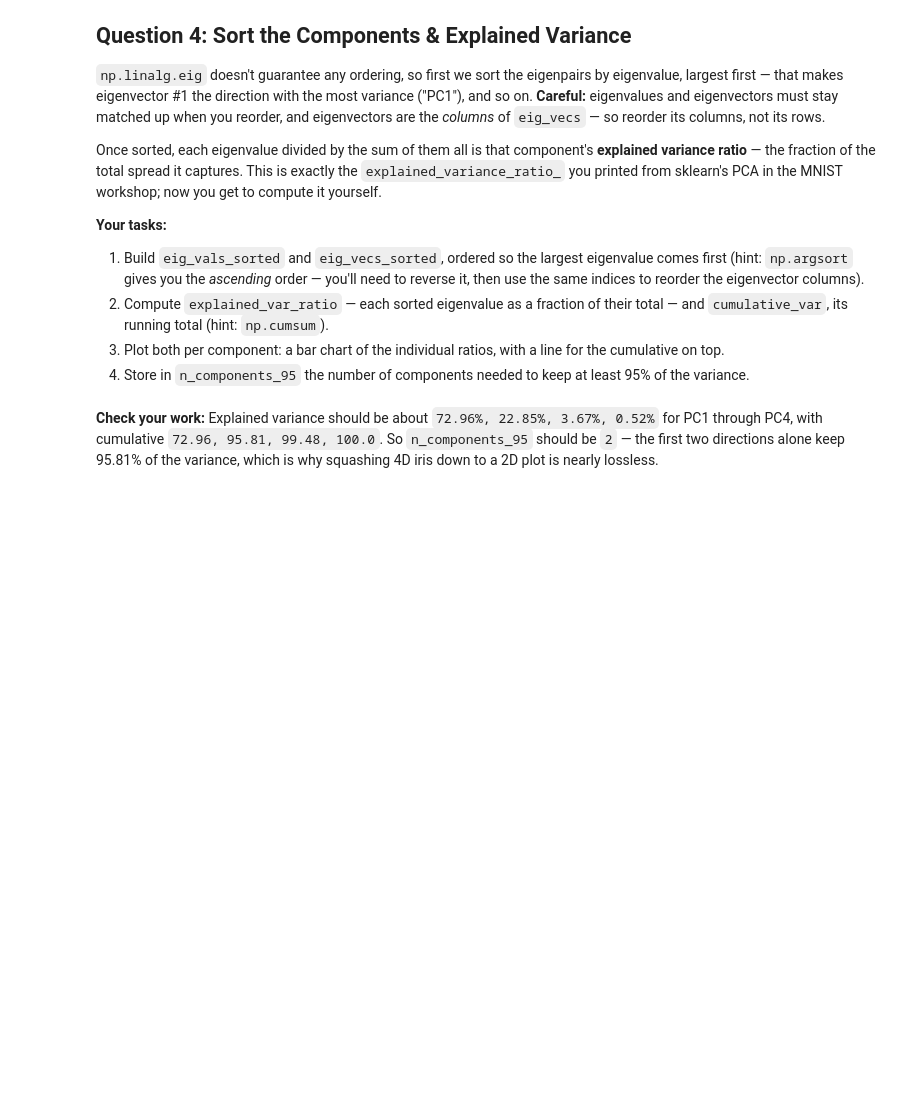
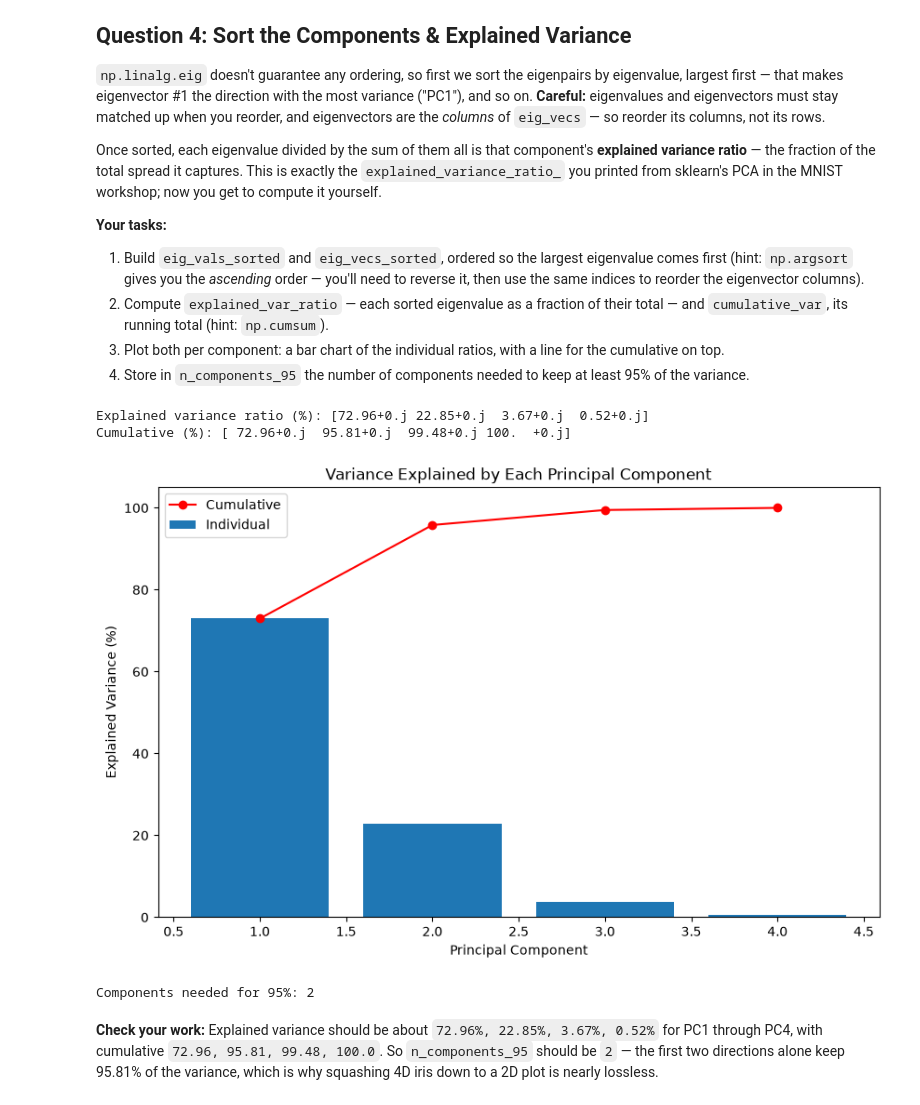
Before and after one commit to allisontluo22/PY191_lab, a Jupyter notebook: iris_pca_exercises.ipynb, the cells around one changed output. Drawn from its saved outputs; the diff is of its cells as text; code cells hidden in the pictures; blank space fills up the shorter version.

```diff
--- a/iris_pca_exercises.ipynb
+++ b/iris_pca_exercises.ipynb
@@ -85,15 +94,19 @@ $$C = \frac{X^\top X}{n - 1}$$
 # %%
 # TODO: write covariance(X) using the formula from the question above
 def covariance(X):
-    pass
+    n_samples = X.shape[0]
+    cov_matrix = (X.T @ X) / (n_samples - 1)
+    return cov_matrix
 
 # TODO: apply it to X_std
-cov_mat = None
+cov_mat = covariance(X_std)
+
 
 print("Covariance matrix (rounded):")
 print(pd.DataFrame(np.round(cov_mat, 3), index=features, columns=features))
 
 # TODO: verify against NumPy's built-in np.cov -- should print True
-print("\nMatches np.cov:", None)
+print("\nMatches np.cov:", np.allclose(cov_mat, np.cov(X_std, rowvar=False)))
 
 # TODO (comment): which pair of different features covaries most strongly?
+# Pair of features with the highest absolute covariance value in the covariance matrix which is the petal length and width
@@ -117,15 +139,15 @@ You don't have to implement the decomposition itself — that's a deep rabbit ho
 3. Verify that the eigenvalues sum to the total variance in the data — the sum of the diagonal of `cov_mat`, also called its **trace** (hint: NumPy has a function for that).
 # %%
 # TODO: eigendecomposition of cov_mat
-eig_vals, eig_vecs = None, None
+eig_vals, eig_vecs = np.linalg.eig(cov_mat)
 
 print("Eigenvalues:", np.round(eig_vals, 4))
 
 # TODO: first eigenvalue and its matching eigenvector, then verify C v = lambda v
-v = None
-lam = None
-print("C @ v equals lambda * v:", None)
+v = eig_vecs[:, 0]
+lam = eig_vals[0]
+print("C @ v equals lambda * v:", np.allclose(cov_mat @ v, lam * v))
 
 # TODO: compare the sum of the eigenvalues to the trace of cov_mat
-print("Sum of eigenvalues:", None)
-print("Total variance (trace):", None)
+print("Sum of eigenvalues:", np.sum(eig_vals))
+print("Total variance (trace):", np.trace(cov_mat))
@@ -146,25 +173,37 @@ Once sorted, each eigenvalue divided by the sum of them all is that component's
 4. Store in `n_components_95` the number of components needed to keep at least 95% of the variance.
 # %%
 # TODO: indices that put eig_vals in DESCENDING order
-order = None
+order = np.argsort(eig_vals)[::-1]
 
 # TODO: sorted eigenvalues, and eigenvectors with their COLUMNS reordered to match
-eig_vals_sorted = None
-eig_vecs_sorted = None
+eig_vals_sorted = eig_vals[order]
+eig_vecs_sorted = eig_vecs[:, order]
 
 # TODO: explained variance ratio and its cumulative sum
-explained_var_ratio = None
-cumulative_var = None
+explained_var_ratio = eig_vals_sorted / np.sum(eig_vals_sorted)
+cumulative_var = np.cumsum(explained_var_ratio)
 
 print("Explained variance ratio (%):", np.round(explained_var_ratio * 100, 2))
 print("Cumulative (%):", np.round(cumulative_var * 100, 2))
 
 # TODO: bar chart of the individual ratios + a line for the cumulative
-
+plt.figure(figsize=(10, 6))
+plt.bar(range(1, len(explained_var_ratio) + 1), explained_var_ratio * 100, label='Individual')
+plt.plot(range(1, len(cumulative_var) + 1), cumulative_var * 100, 'ro-', label='Cumulative')
+plt.xlabel('Principal Component')
+plt.ylabel('Explained Variance (%)')
+plt.title('Variance Explained by Each Principal Component')
+plt.legend()
+plt.show()
 
 # TODO: how many components to keep at least 95% of the variance?
-n_components_95 = None
+n_components_95 = np.argmax(cumulative_var >= 0.95) + 1
 print("Components needed for 95%:", n_components_95)
+# %% [output]
+Explained variance ratio (%): [72.96+0.j 22.85+0.j  3.67+0.j  0.52+0.j]
+Cumulative (%): [ 72.96+0.j  95.81+0.j  99.48+0.j 100.  +0.j]
+[figure, added]
+Components needed for 95%: 2
 # %% [markdown]
 **Check your work:** Explained variance should be about `72.96%, 22.85%, 3.67%, 0.52%` for PC1 through PC4, with cumulative `72.96, 95.81, 99.48, 100.0`. So `n_components_95` should be `2` — the first two directions alone keep 95.81% of the variance, which is why squashing 4D iris down to a 2D plot is nearly lossless.
 # %% [markdown]
```
Also changed, not shown: parts of 8 cells of this notebook.
